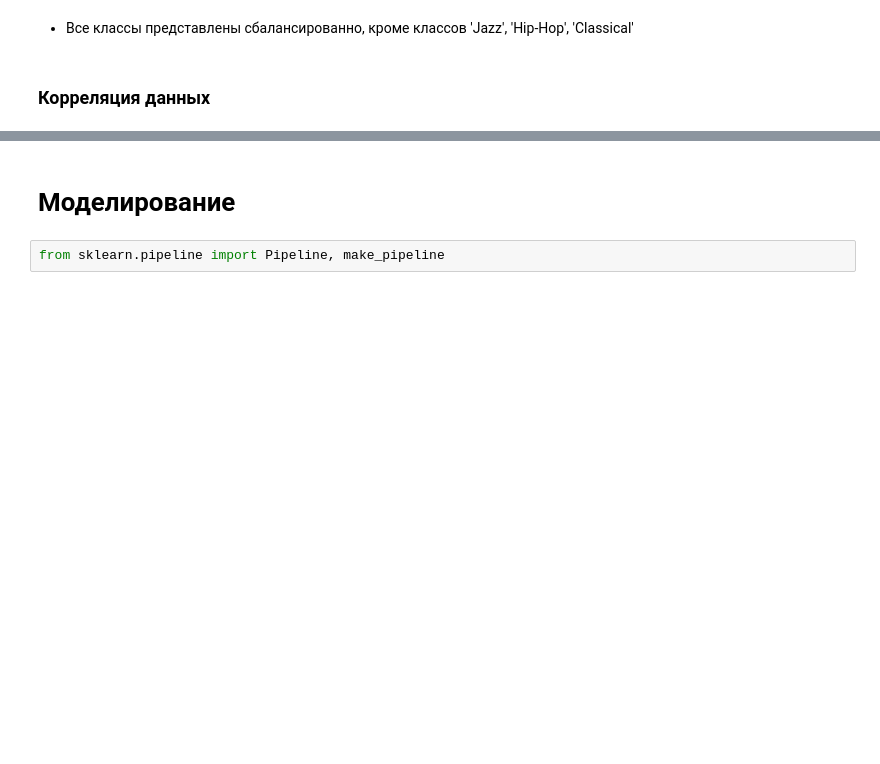
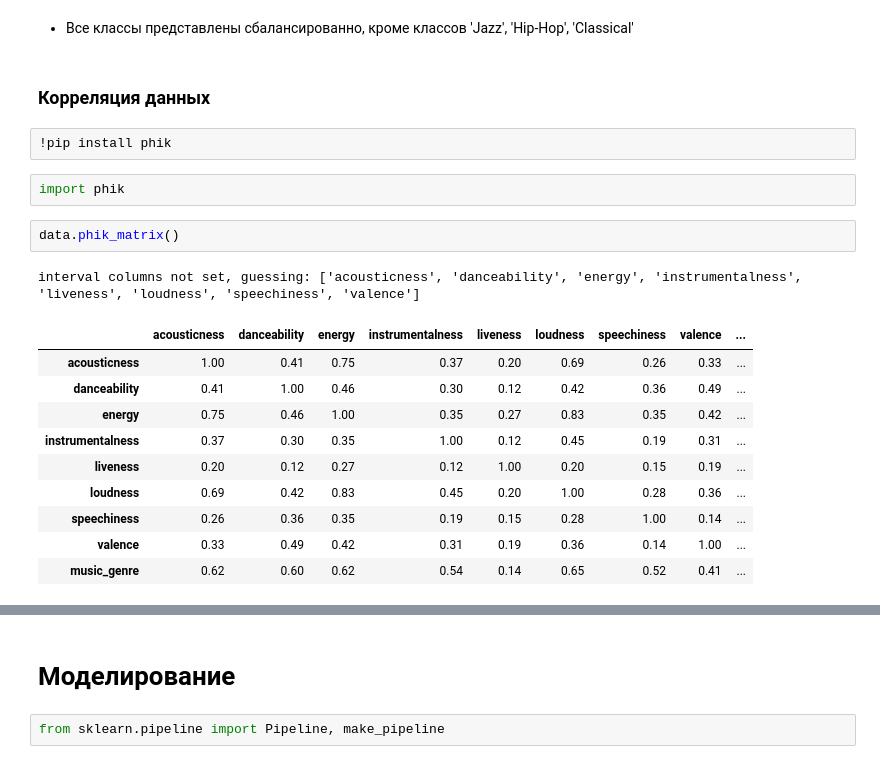
Before and after one commit to MasterVvisput/Learning-with-a-teacher, a Jupyter notebook: Соревнование.ipynb, the cells around one changed output, grey strips where cells are left out. Saved outputs shown, nothing was run; the diff lists cells and outputs as text; blank space fills up the shorter version.

```diff
--- a/Соревнование.ipynb
+++ b/Соревнование.ipynb
@@ -326,4 +332,22 @@ plt.show()
 - Все классы представлены сбалансированно, кроме классов 'Jazz', 'Hip-Hop', 'Classical'
 # %% [markdown]
 ### Корреляция данных
+# %%
+!pip install phik
+# %%
+import phik
+# %%
+data.phik_matrix()
+# %% [output]
+interval columns not set, guessing: ['acousticness', 'danceability', 'energy', 'instrumentalness', 'liveness', 'loudness', 'speechiness', 'valence']
+|  | acousticness | danceability | energy | instrumentalness | liveness | loudness | speechiness | valence | ... |
+| acousticness | 1.00 | 0.41 | 0.75 | 0.37 | 0.20 | 0.69 | 0.26 | 0.33 | ... |
+| danceability | 0.41 | 1.00 | 0.46 | 0.30 | 0.12 | 0.42 | 0.36 | 0.49 | ... |
+| energy | 0.75 | 0.46 | 1.00 | 0.35 | 0.27 | 0.83 | 0.35 | 0.42 | ... |
+| instrumentalness | 0.37 | 0.30 | 0.35 | 1.00 | 0.12 | 0.45 | 0.19 | 0.31 | ... |
+| liveness | 0.20 | 0.12 | 0.27 | 0.12 | 1.00 | 0.20 | 0.15 | 0.19 | ... |
+| loudness | 0.69 | 0.42 | 0.83 | 0.45 | 0.20 | 1.00 | 0.28 | 0.36 | ... |
+| speechiness | 0.26 | 0.36 | 0.35 | 0.19 | 0.15 | 0.28 | 1.00 | 0.14 | ... |
+| valence | 0.33 | 0.49 | 0.42 | 0.31 | 0.19 | 0.36 | 0.14 | 1.00 | ... |
+| music_genre | 0.62 | 0.60 | 0.62 | 0.54 | 0.14 | 0.65 | 0.52 | 0.41 | ... |
 # %%
```
Also changed, not shown: parts of 57 cells of this notebook.
